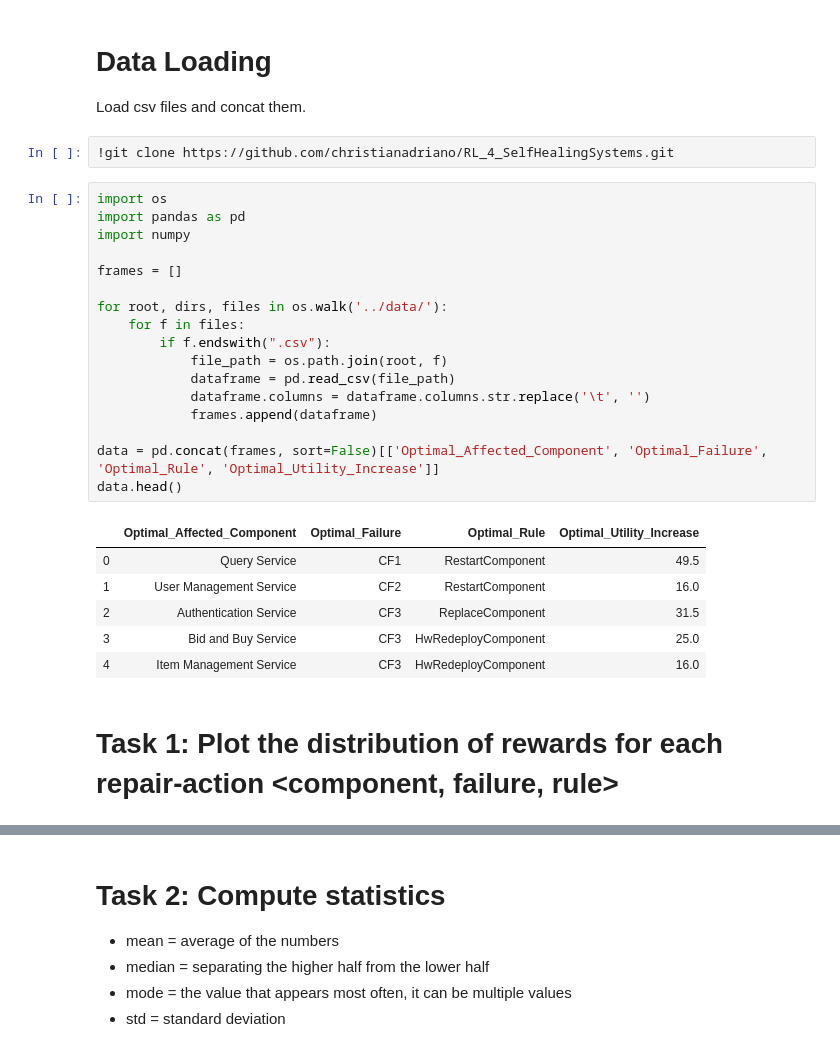
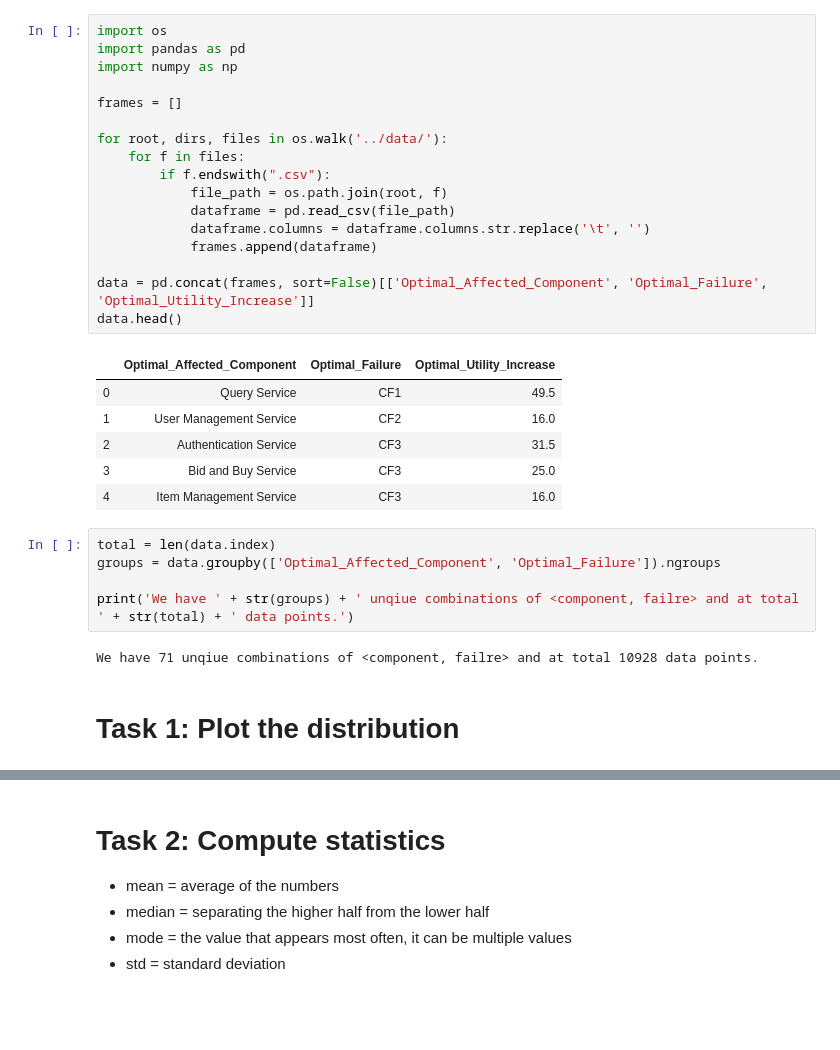
Before and after one commit to hpi-sam/rl-4-self-repair, a Jupyter notebook: data_analysis/main_data_analysis.ipynb, the cells around one changed output, grey strips where cells are left out. Saved outputs shown, nothing was run; the diff lists cells and outputs as text; blank space fills up the shorter version.

Commit message:
fixes, cleanings and analysis of a second data transformation idea

```diff
--- a/data_analysis/main_data_analysis.ipynb
+++ b/data_analysis/main_data_analysis.ipynb
@@ -1,33 +1,35 @@
-# %% [markdown]
-# Data Loading
-Load csv files and concat them.
-# %%
-!git clone https://github.com/christianadriano/RL_4_SelfHealingSystems.git
 # %%
 import os
 import pandas as pd
-import numpy
+import numpy as np
 
 frames = []
 
 for root, dirs, files in os.walk('../data/'):
     for f in files:
         if f.endswith(".csv"):
             file_path = os.path.join(root, f)
             dataframe = pd.read_csv(file_path)
             dataframe.columns = dataframe.columns.str.replace('\t', '')
             frames.append(dataframe)
 
-data = pd.concat(frames, sort=False)[['Optimal_Affected_Component', 'Optimal_Failure', 'Optimal_Rule', 'Optimal_Utility_Increase']]
+data = pd.concat(frames, sort=False)[['Optimal_Affected_Component', 'Optimal_Failure', 'Optimal_Utility_Increase']]
 data.head()
 # %% [output]
-|  | Optimal_Affected_Component | Optimal_Failure | Optimal_Rule | Optimal_Utility_Increase |
-| 0 | Query Service | CF1 | RestartComponent | 49.5 |
-| 1 | User Management Service | CF2 | RestartComponent | 16.0 |
-| 2 | Authentication Service | CF3 | ReplaceComponent | 31.5 |
-| 3 | Bid and Buy Service | CF3 | HwRedeployComponent | 25.0 |
-| 4 | Item Management Service | CF3 | HwRedeployComponent | 16.0 |
+|  | Optimal_Affected_Component | Optimal_Failure | Optimal_Utility_Increase |
+| 0 | Query Service | CF1 | 49.5 |
+| 1 | User Management Service | CF2 | 16.0 |
+| 2 | Authentication Service | CF3 | 31.5 |
+| 3 | Bid and Buy Service | CF3 | 25.0 |
+| 4 | Item Management Service | CF3 | 16.0 |
+# %%
+total = len(data.index)
+groups = data.groupby(['Optimal_Affected_Component', 'Optimal_Failure']).ngroups
+
+print('We have ' + str(groups) + ' unqiue combinations of <component, failre> and at total ' + str(total) + ' data points.')
+# %% [output]
+We have 71 unqiue combinations of <component, failre> and at total 10928 data points.
 # %% [markdown]
-# Task 1: Plot the distribution of rewards for each repair-action <component, failure, rule>
+# Task 1: Plot the distribution
 # %%
 import matplotlib.pyplot as plt
```
Also changed, not shown: parts of 21 cells of this notebook, 2 other files.
